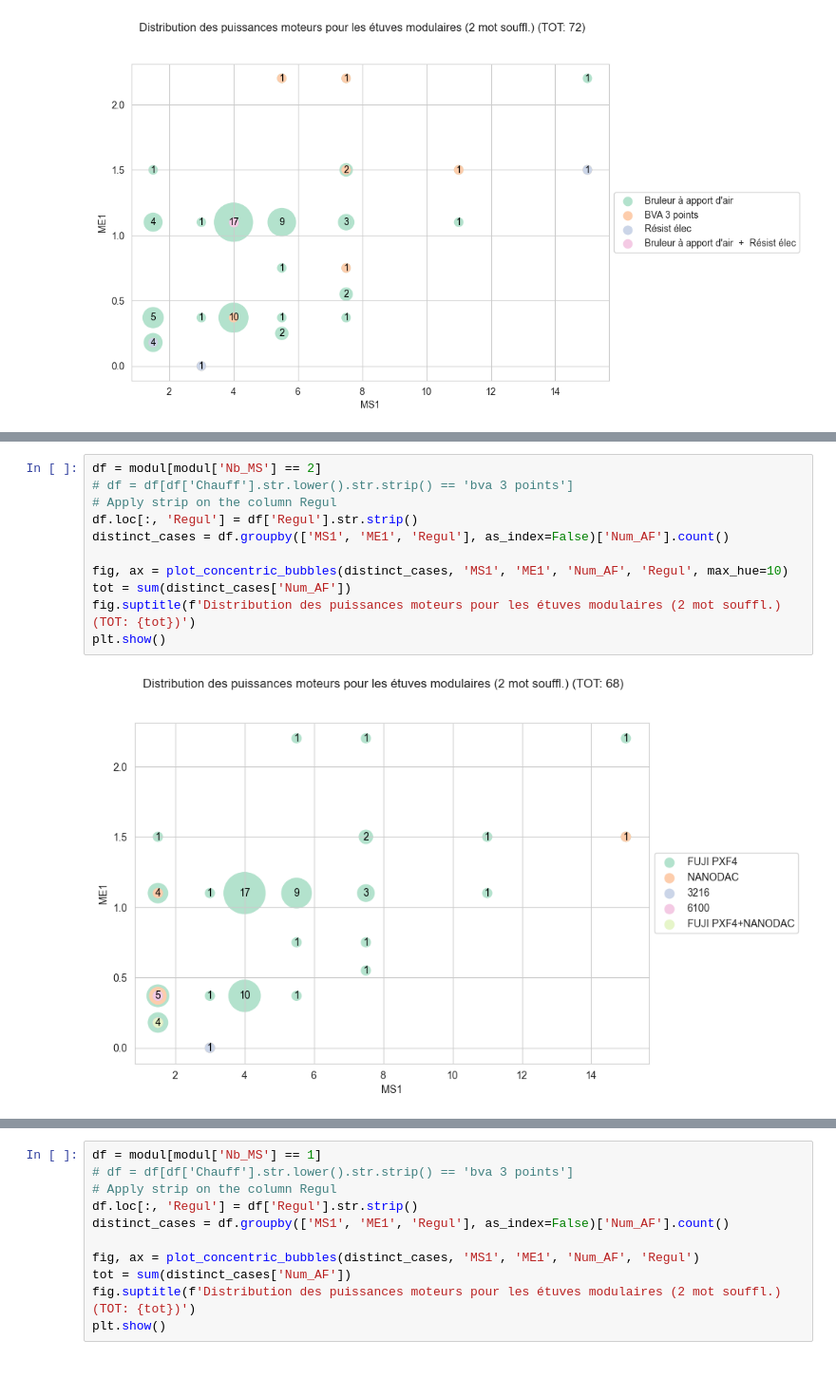
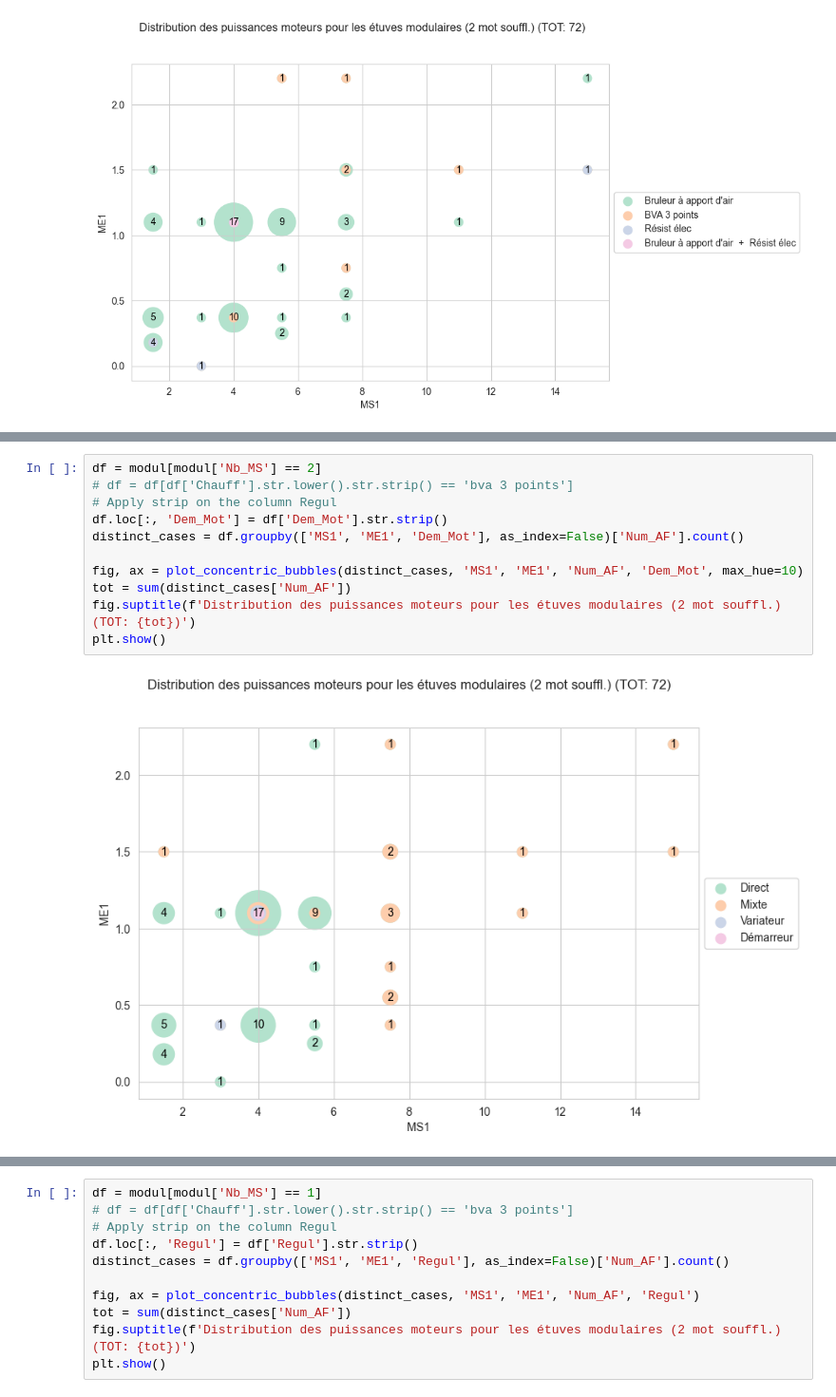
Before and after one commit to paolomia/schema_elec_industrie, a Jupyter notebook: report.ipynb, the cells around one changed output, grey strips where cells are left out. Shown: that part at 95% size. Drawn from its saved outputs; the diff is of its cells as text; blank space fills up the shorter version.

```diff
--- a/report.ipynb
+++ b/report.ipynb
@@ -175,13 +212,13 @@ plt.show()
 # %%
 df = modul[modul['Nb_MS'] == 2]
 # df = df[df['Chauff'].str.lower().str.strip() == 'bva 3 points']
 # Apply strip on the column Regul
-df.loc[:, 'Regul'] = df['Regul'].str.strip()
-distinct_cases = df.groupby(['MS1', 'ME1', 'Regul'], as_index=False)['Num_AF'].count()
+df.loc[:, 'Dem_Mot'] = df['Dem_Mot'].str.strip()
+distinct_cases = df.groupby(['MS1', 'ME1', 'Dem_Mot'], as_index=False)['Num_AF'].count()
 
-fig, ax = plot_concentric_bubbles(distinct_cases, 'MS1', 'ME1', 'Num_AF', 'Regul', max_hue=10)
+fig, ax = plot_concentric_bubbles(distinct_cases, 'MS1', 'ME1', 'Num_AF', 'Dem_Mot', max_hue=10)
 tot = sum(distinct_cases['Num_AF'])
 fig.suptitle(f'Distribution des puissances moteurs pour les étuves modulaires (2 mot souffl.) (TOT: {tot})')
 plt.show()
 # %% [output]
-[figure, old version]
+[figure, new version]
```
Also changed, not shown: parts of 5 cells of this notebook, 6 other files.
